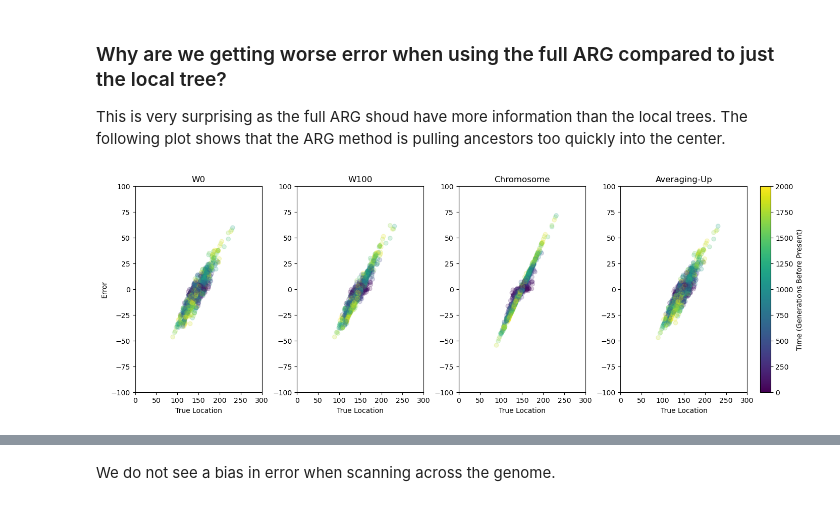
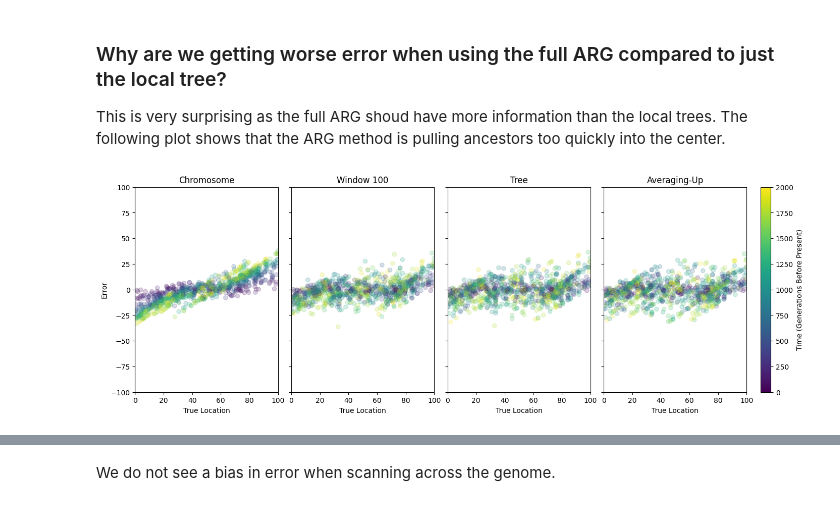
Before and after one commit to kitchensjn/sparg_manuscript, a Jupyter notebook: figures/Fig6_Coverage/Fig6.ipynb, the cells around one changed output, grey strips where cells are left out. Cells and saved outputs as stored; diff of their text form; code cells hidden in the pictures.

```diff
--- a/figures/Fig6_Coverage/Fig6.ipynb
+++ b/figures/Fig6_Coverage/Fig6.ipynb
@@ -43,35 +104,38 @@ plt.show()
 
 This is very surprising as the full ARG shoud have more information than the local trees. The following plot shows that the ARG method is pulling ancestors too quickly into the center.
 # %%
-fig, ((ax0, ax1, ax2, ax3)) = plt.subplots(nrows=1, ncols=4, layout="constrained")
+fig, ((ax2, ax1, ax0, ax3)) = plt.subplots(nrows=1, ncols=4, layout="constrained")
 
 ax0.scatter(random_ancestors["true_location_0"], random_ancestors["window_0_error_0"], c=random_ancestors["time"], alpha=0.2, vmin=0, vmax=2000)
-ax0.set_xlim([0, 300])
+ax0.set_xlim([0, 100])
 ax0.set_ylim([-100, 100])
-ax0.set_title("W0")
-ax0.set_ylabel("Error")
+ax0.set_title("Tree")
 ax0.set_xlabel("True Location")
+ax0.yaxis.set_ticklabels([])
 ax1.scatter(random_ancestors["true_location_0"], random_ancestors["window_100_error_0"], c=random_ancestors["time"], alpha=0.2, vmin=0, vmax=2000)
-ax1.set_xlim([0, 300])
+ax1.set_xlim([0, 100])
 ax1.set_ylim([-100, 100])
-ax1.set_title("W100")
+ax1.set_title("Window 100")
 ax1.set_xlabel("True Location")
+ax1.yaxis.set_ticklabels([])
 ax2.scatter(random_ancestors["true_location_0"], random_ancestors["arg_error_0"], c=random_ancestors["time"], alpha=0.2, vmin=0, vmax=2000)
-ax2.set_xlim([0, 300])
+ax2.set_xlim([0, 100])
 ax2.set_ylim([-100, 100])
 ax2.set_title("Chromosome")
 ax2.set_xlabel("True Location")
+ax2.set_ylabel("Error")
 midpoint = ax3.scatter(random_ancestors["true_location_0"], random_ancestors["midpoint_error_0"], c=random_ancestors["time"], alpha=0.2, vmin=0, vmax=2000)
-ax3.set_xlim([0, 300])
+ax3.set_xlim([0, 100])
 ax3.set_ylim([-100, 100])
 ax3.set_title("Averaging-Up")
 ax3.set_xlabel("True Location")
+ax3.yaxis.set_ticklabels([])
 
 colorbar = fig.colorbar(midpoint, ax=ax3, label="Time (Generations Before Present)")
 colorbar.solids.set(alpha=1)
 
 fig.set_figwidth(14)
 plt.savefig("subfigures/S_LocationBias.svg")
 plt.show()
 # %% [output]
-[figure, old version]
+[figure, new version]
```
Also changed, not shown: parts of 14 cells of this notebook, 32 other files.
